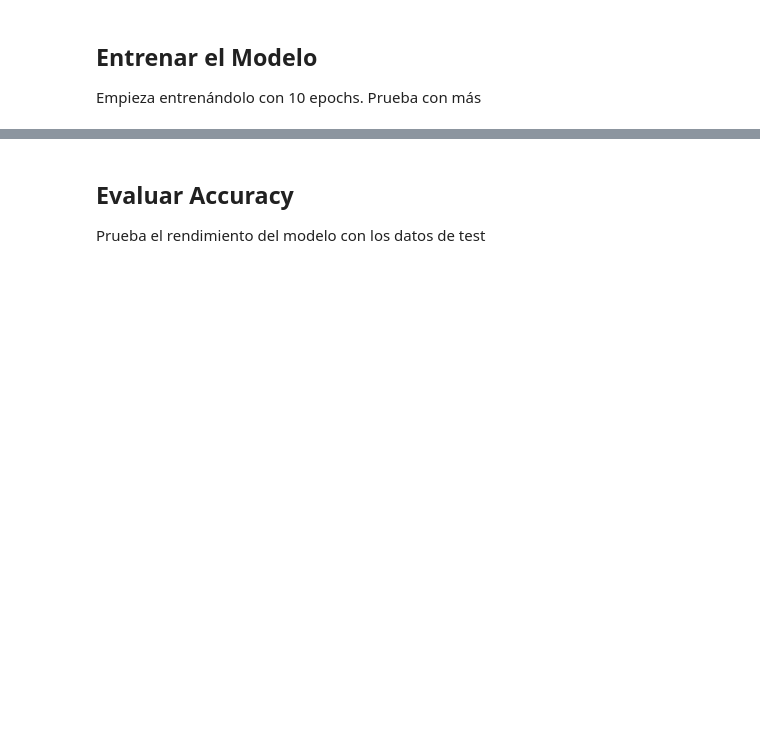
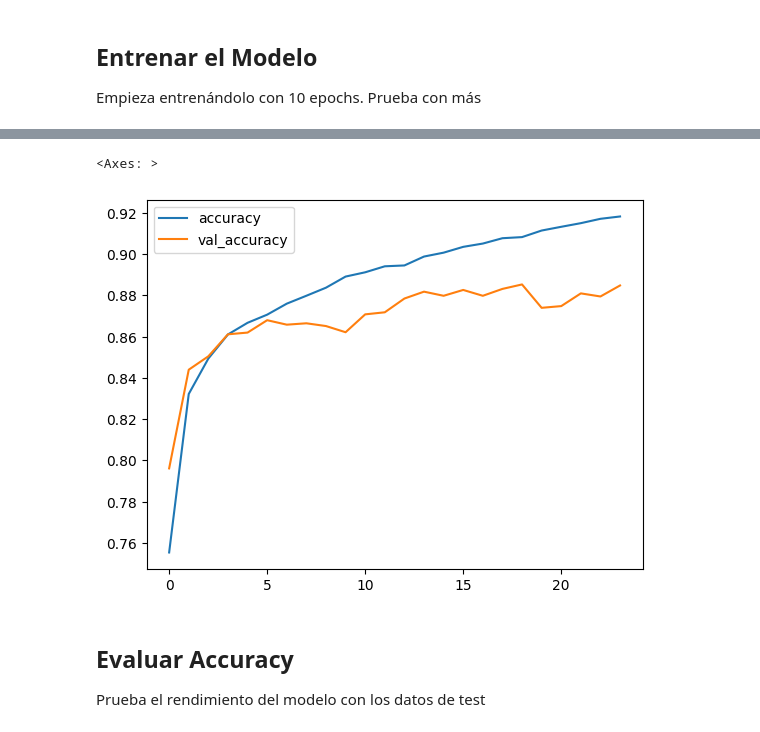
Before and after one commit to naiamerino/2026-02-BILBAO-FT-Data-Science, a Jupyter notebook: 3-Machine_Learning/3-Deep_Learning/1-Intro Deep Learning/ejercicios/Deep Learning classification.ipynb, the cells around one changed output, grey strips where cells are left out. Drawn from its saved outputs; the diff is of its cells as text; code cells hidden in the pictures; blank space fills up the shorter version.

```diff
--- a/3-Machine_Learning/3-Deep_Learning/1-Intro Deep Learning/ejercicios/Deep Learning classification.ipynb
+++ b/3-Machine_Learning/3-Deep_Learning/1-Intro Deep Learning/ejercicios/Deep Learning classification.ipynb
@@ -133,0 +353,14 @@ Empieza entrenándolo con 10 epochs. Prueba con más
+# %%
+model_2 = keras.Sequential([
+    keras.layers.Flatten(input_shape=(28,28)),
+    keras.layers.Dense(256,activation="relu"),
+    keras.layers.Dense(256,activation="relu"),
+    keras.layers.Dense(64,activation="relu"),
+    keras.layers.Dense(10, activation="softmax")
+])
+
+model_2.compile(optimizer="sgd",
+              loss = "sparse_categorical_crossentropy",
+              metrics = ['accuracy'])
+# %%
+history_2 = model_2.fit(X_train, y_train, epochs=50, validation_split=0.1, callbacks=[keras.callbacks.EarlyStopping(patience=5)])
@@ -134,3 +385,8 @@ Empieza entrenándolo con 10 epochs. Prueba con más
+# %%
+pd.DataFrame(history_2.history)[['accuracy', 'val_accuracy']].plot()
+# %% [output]
+<Axes: >
+[figure, added]
 # %% [markdown]
 ## Evaluar Accuracy
 Prueba el rendimiento del modelo con los datos de test
```
Also changed, not shown: parts of 42 cells of this notebook, 5 other files.
